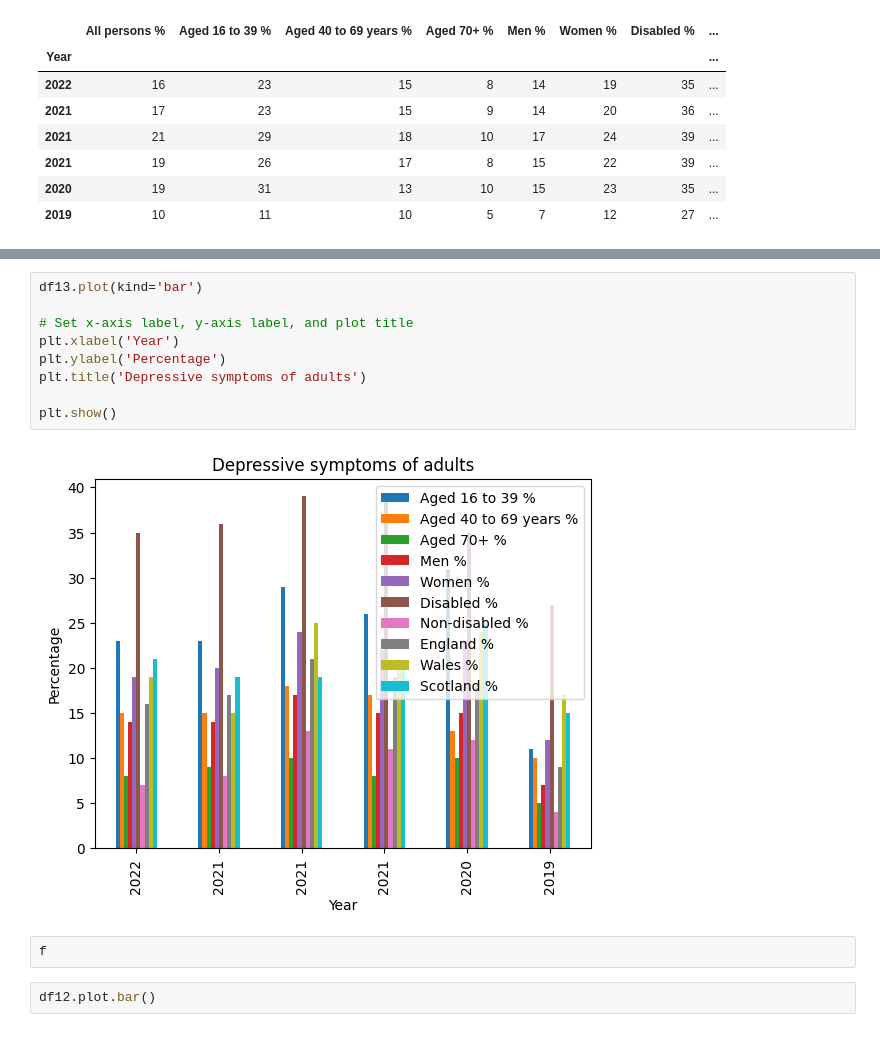
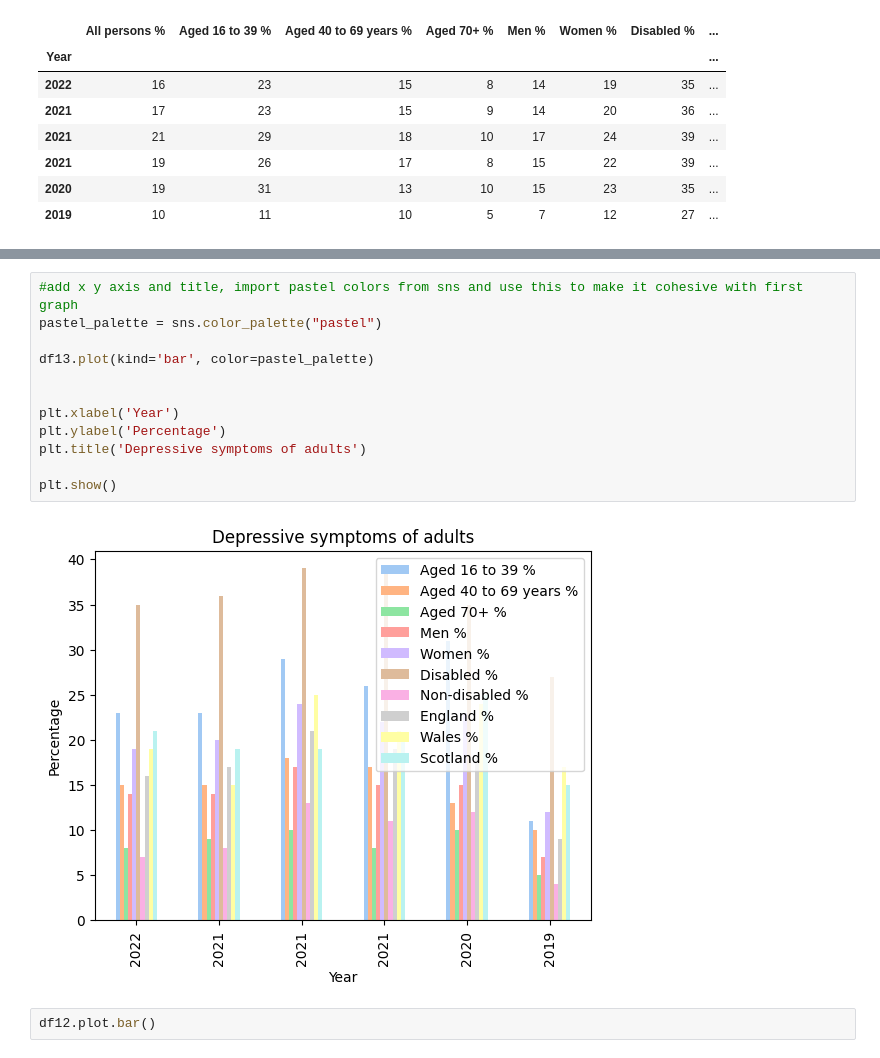
Before and after one commit to NabilahYK/PROGRAMMING-EXAM2, a Jupyter notebook: ProgrammingExam2.ipynb, the cells around one changed output, grey strips where cells are left out. Cells and saved outputs as stored; diff of their text form.

```diff
--- a/ProgrammingExam2.ipynb
+++ b/ProgrammingExam2.ipynb
@@ -548,16 +538,17 @@ df13.plot.bar()
 # %%
-df13.plot(kind='bar')
+#add x y axis and title, import pastel colors from sns and use this to make it cohesive with first graph
+pastel_palette = sns.color_palette("pastel")
 
-# Set x-axis label, y-axis label, and plot title
+df13.plot(kind='bar', color=pastel_palette)
+
+
 plt.xlabel('Year')
 plt.ylabel('Percentage')
 plt.title('Depressive symptoms of adults')
 
 plt.show()
 # %% [output]
-[figure, old version]
+[figure, new version]
-# %%
-f
 # %%
 df12.plot.bar()
 # %% [output]
```
Also changed, not shown: parts of 32 cells of this notebook.
